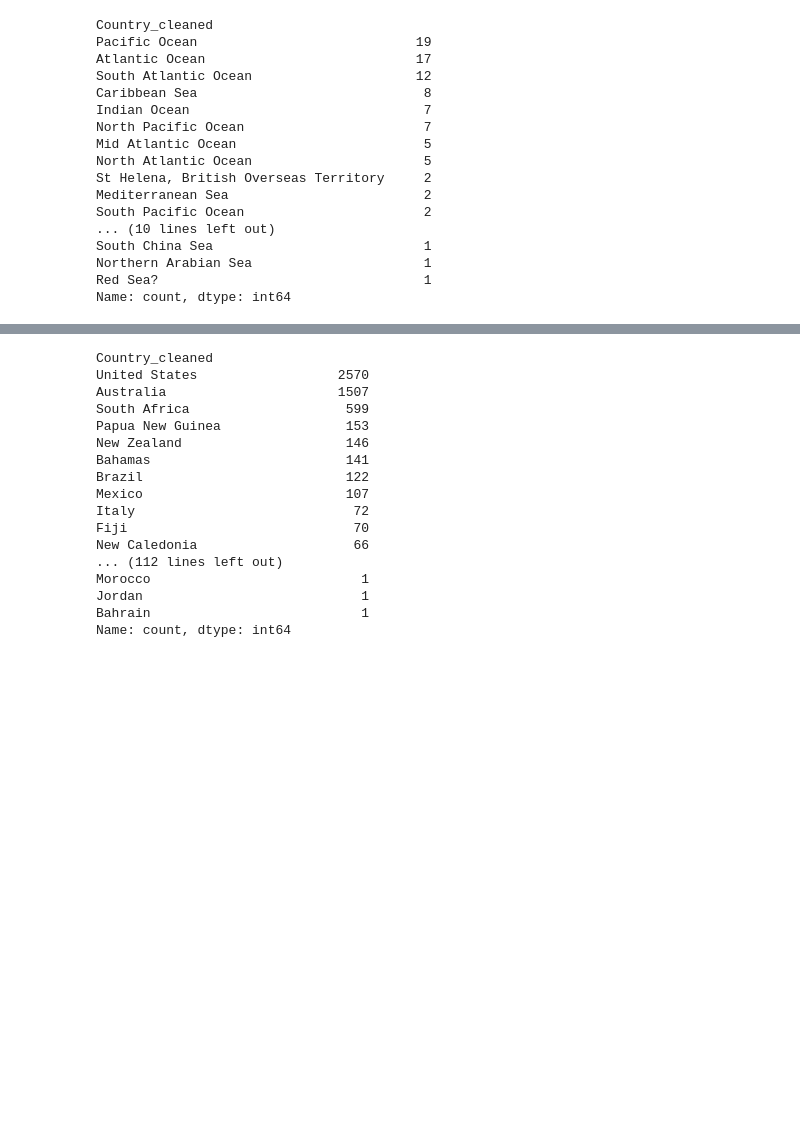
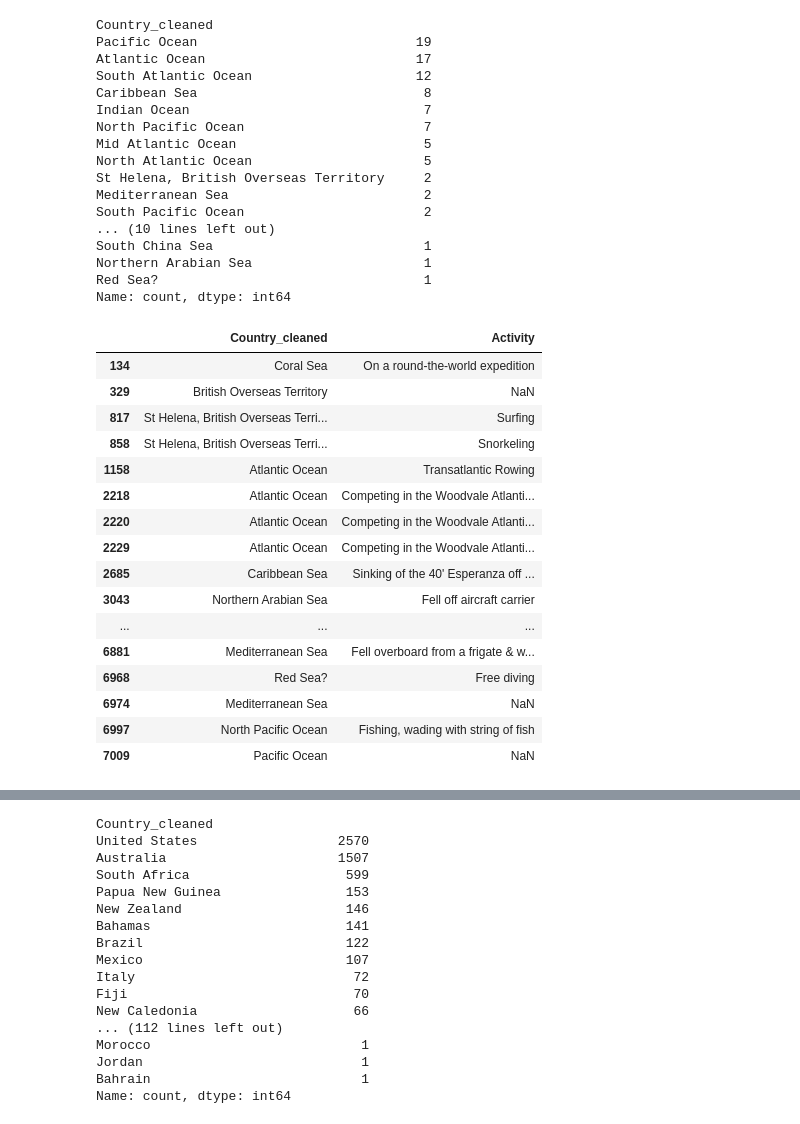
Before and after one commit to camilla-scandola/project-shark-attack, a Jupyter notebook: quest_sharkatack.ipynb, the cells around one changed output, grey strips where cells are left out. Cells and saved outputs as stored; diff of their text form; code cells hidden in the pictures; blank space fills up the shorter version.

```diff
--- a/quest_sharkatack.ipynb
+++ b/quest_sharkatack.ipynb
@@ -122,6 +122,33 @@ South China Sea                           1
 Northern Arabian Sea                      1
 Red Sea?                                  1
 Name: count, dtype: int64
+# %%
+from IPython.display import display
+
+# Filter for sea/ocean and keep both columns
+sea_ocean_df = df[df['Country_cleaned'].str.contains('sea|ocean', case=False, na=False)][['Country_cleaned', 'Activity']]
+
+with pd.option_context('display.max_rows', None, 'display.max_columns', None):
+
+    display(sea_ocean_df)
+# %% [output]
+|  | Country_cleaned | Activity |
+| 134 | Coral Sea | On a round-the-world expedition |
+| 329 | British Overseas Territory | NaN |
+| 817 | St Helena, British Overseas Terri... | Surfing |
+| 858 | St Helena, British Overseas Terri... | Snorkeling |
+| 1158 | Atlantic Ocean | Transatlantic Rowing |
+| 2218 | Atlantic Ocean | Competing in the Woodvale Atlanti... |
+| 2220 | Atlantic Ocean | Competing in the Woodvale Atlanti... |
+| 2229 | Atlantic Ocean | Competing in the Woodvale Atlanti... |
+| 2685 | Caribbean Sea | Sinking of the 40' Esperanza off ... |
+| 3043 | Northern Arabian Sea | Fell off aircraft carrier |
+| ... | ... | ... |
+| 6881 | Mediterranean Sea | Fell overboard from a frigate & w... |
+| 6968 | Red Sea? | Free diving |
+| 6974 | Mediterranean Sea | NaN |
+| 6997 | North Pacific Ocean | Fishing, wading with string of fish |
+| 7009 | Pacific Ocean | NaN |
 # %%
 # Mapping of common mismatches to ISO pycountry names
 
```
Also changed, not shown: parts of 5 cells of this notebook, 1 other file.
